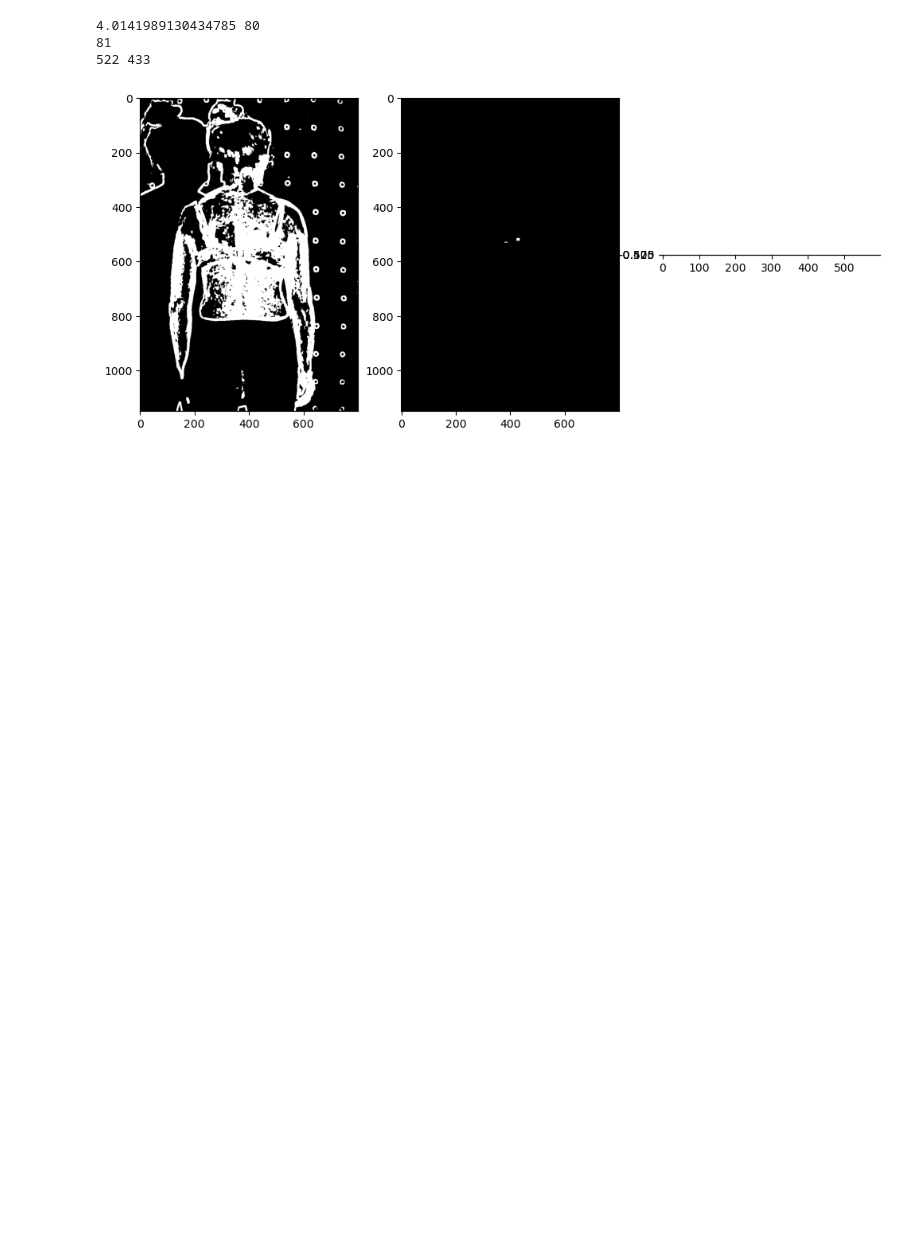
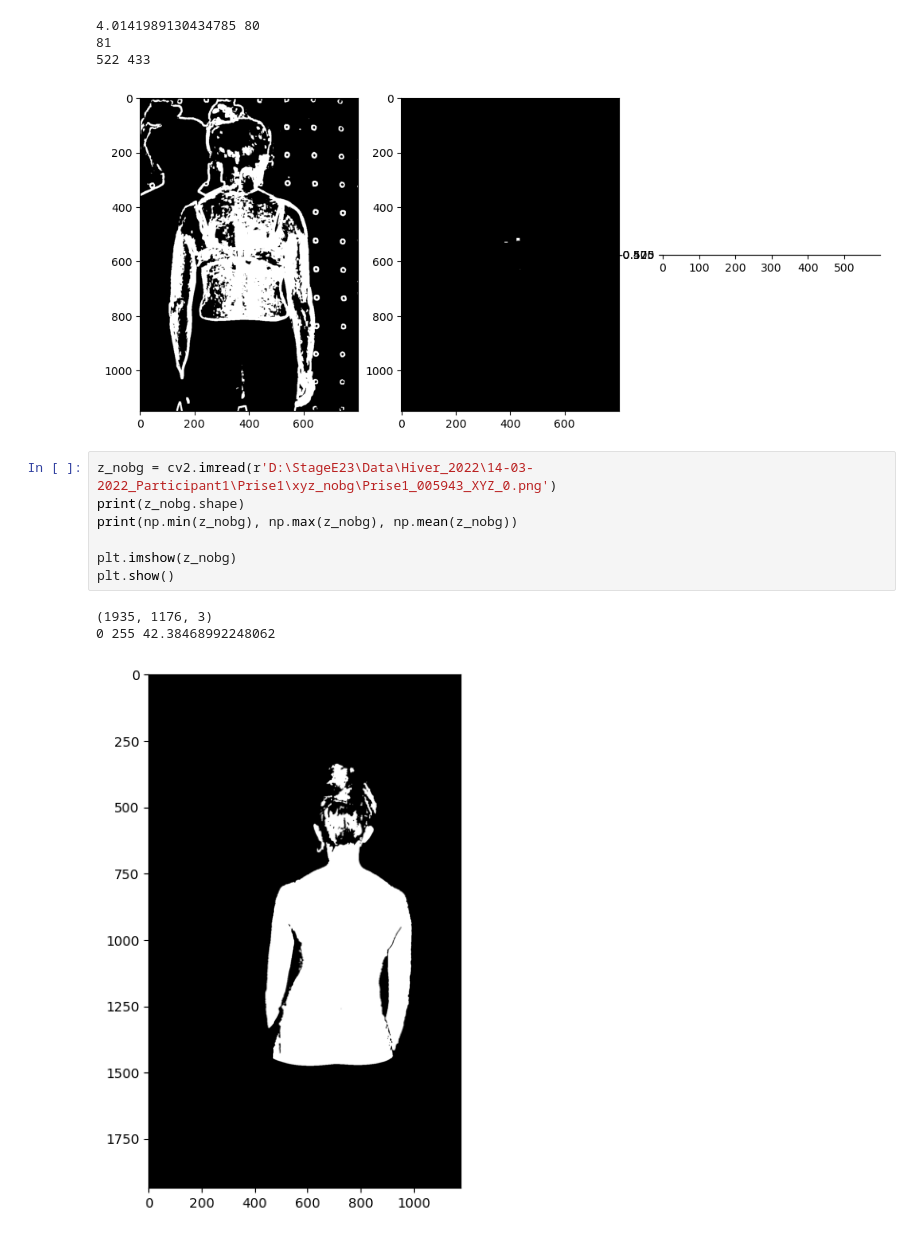
Before and after one commit to ghazalebra/interface_scoliose, a Jupyter notebook: automatic_crop.ipynb, the cells around one changed output. Cells and saved outputs as stored; diff of their text form; blank space fills up the shorter version.

```diff
--- a/automatic_crop.ipynb
+++ b/automatic_crop.ipynb
@@ -50,3 +51,14 @@ plt.show()
 81
 522 433
 [figure]
+# %%
+z_nobg = cv2.imread(r'D:\StageE23\Data\Hiver_2022\14-03-2022_Participant1\Prise1\xyz_nobg\Prise1_005943_XYZ_0.png')
+print(z_nobg.shape)
+print(np.min(z_nobg), np.max(z_nobg), np.mean(z_nobg))
+
+plt.imshow(z_nobg)
+plt.show()
+# %% [output]
+(1935, 1176, 3)
+0 255 42.38468992248062
+[figure, added]
```
Also changed, not shown: parts of 4 cells of this notebook.
